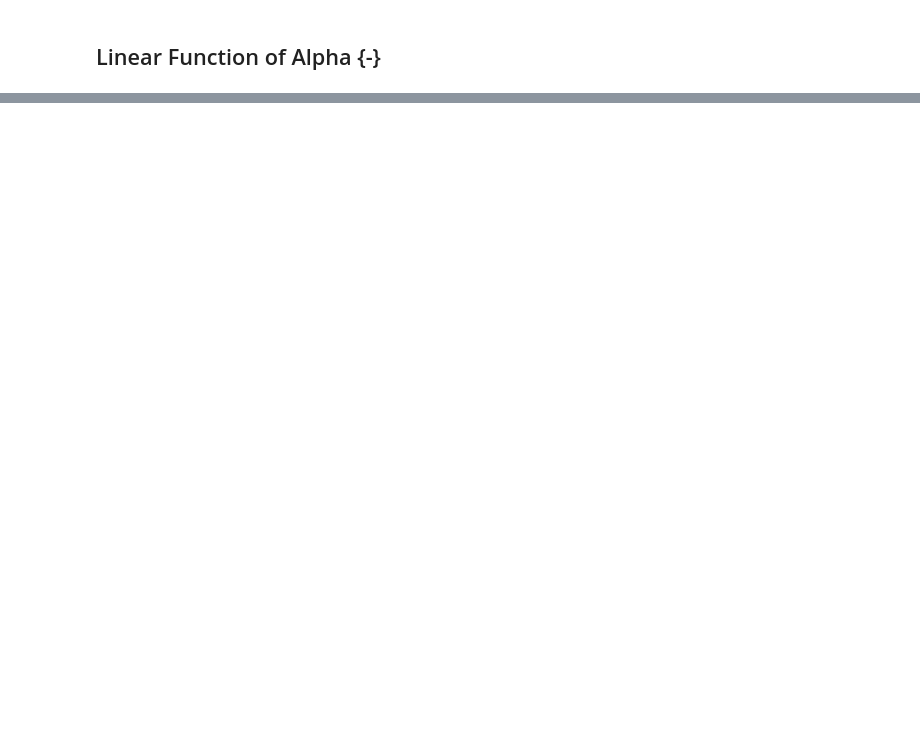
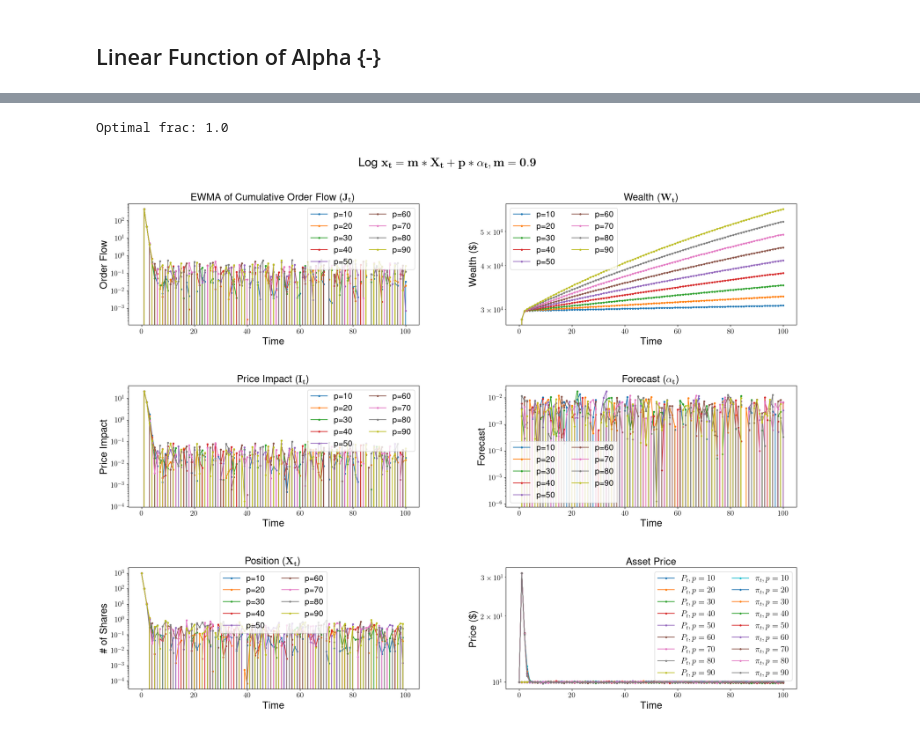
Before and after one commit to edmund735/seniorthesis, a Jupyter notebook: models.ipynb, the cells around one changed output, grey strips where cells are left out. Drawn from its saved outputs; the diff is of its cells as text; code cells hidden in the pictures; blank space fills up the shorter version.

```diff
--- a/models.ipynb
+++ b/models.ipynb
@@ -241,0 +249,44 @@ NameError: name 'T' is not defined
+# %%
+const_frac_rem = pd.DataFrame()
+
+d = {}
+
+max_w = 0
+opt_p = 0
+
+for i in range(1, 101):
+    frac = i / 100
+
+    d[frac] = sim_MC(const_frac, key_args = {'frac': frac})
+
+    if d[frac]['W'].iloc[-1] > max_w:
+        max_w = d[frac]['W'].iloc[-1]
+        opt_p = frac
+print(f"Optimal frac: {opt_p}")
+opt_p = 0.9
+# plt.show(plot_multi_results(r"Constant Fraction of Remaining Shares on log scale($\mathbf{x_t=p*X_t}$)", d, logsc = True))
+# %% [output]
+Optimal frac: 1.0
+# %%
+def const_frac_alpha(p, m, rem_q, alpha, **kwargs):
+    '''
+    Calculates the number of shares to sell for constant fraction plus alpha
+    '''
+    return m*rem_q + p * alpha
+
+const_frac_alpha_df = pd.DataFrame()
+
+d = {}
+
+for i in range(1, 10):
+    frac = 10 * i
+
+    d[frac] = sim_MC(const_frac_alpha, key_args = {'m': opt_p, 'p': frac})
+
+#     if d[frac]['W'].iloc[-1] > max_w:
+#         max_w = d[frac]['W'].iloc[-1]
+#         opt_p = frac
+# print(f"Optimal frac: {opt_p}")
+plt.show(plot_multi_results(r"Log $\mathbf{x_t=m*X_t+p*\alpha_t,m=0.9}$", d, logsc = True))
+# %% [output]
+[figure, added]
```
Also changed, not shown: parts of 8 cells of this notebook.
